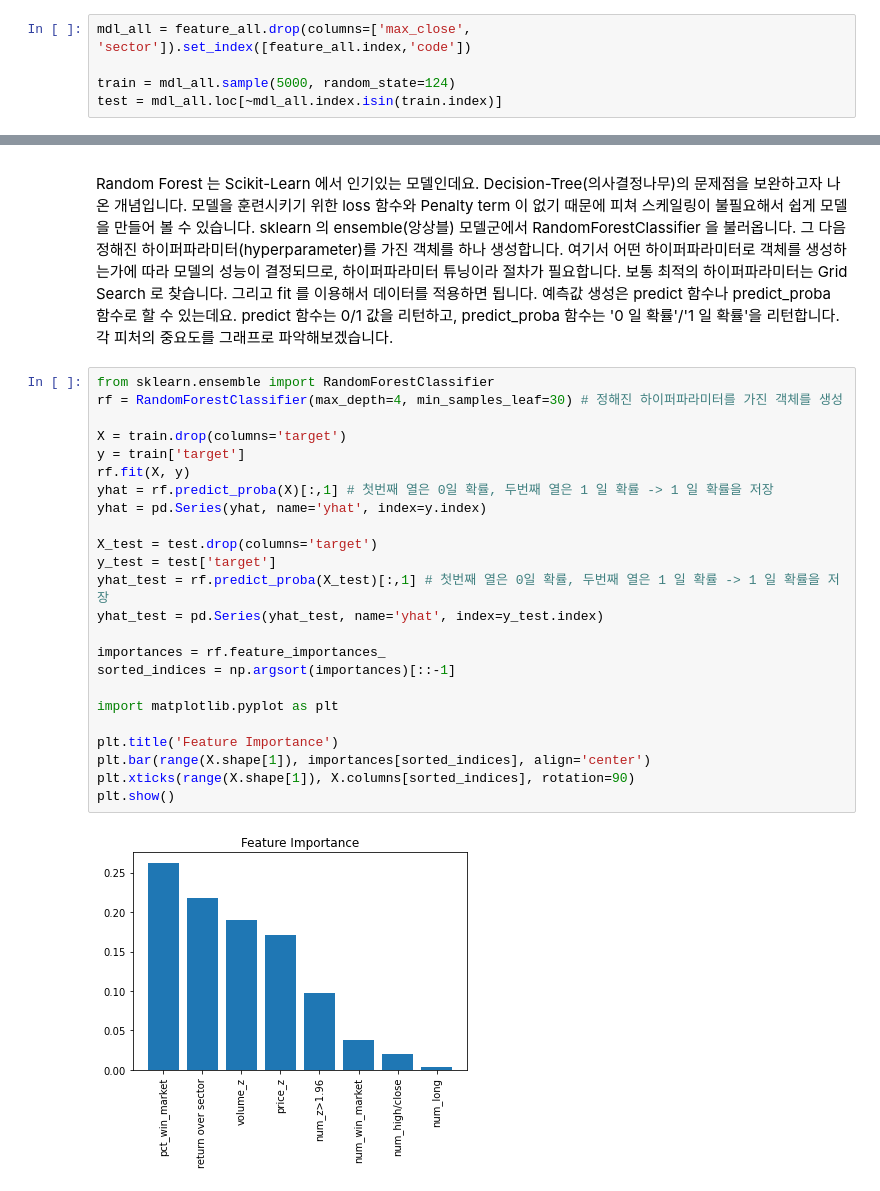
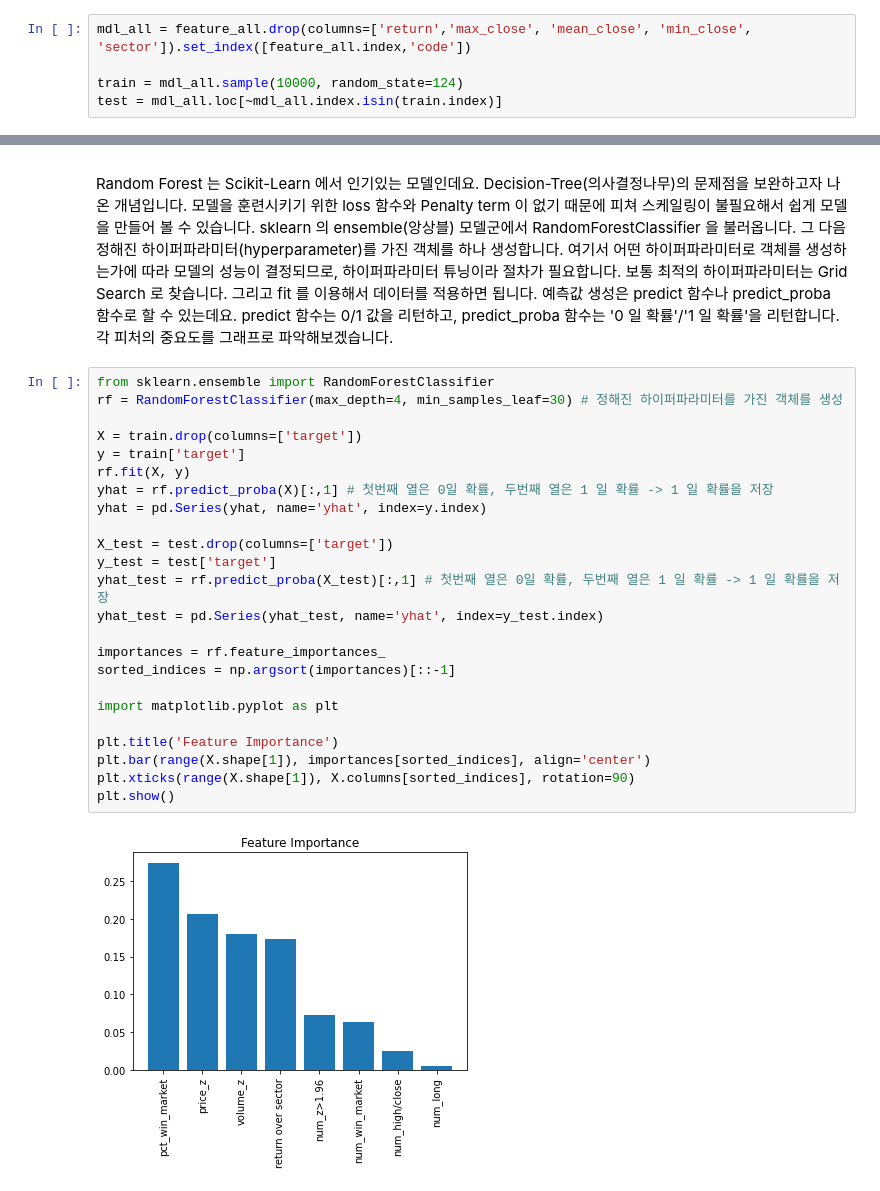
Before and after one commit to occam-KHS/Hanbit-Media, a Jupyter notebook: 4.5.2 Modeling Library.ipynb, the cells around one changed output, grey strips where cells are left out. Drawn from its saved outputs; the diff is of its cells as text.

```diff
--- a/4.5.2 Modeling Library.ipynb
+++ b/4.5.2 Modeling Library.ipynb
@@ -21,9 +21,9 @@ print(f'% of target:{target: 5.1%}')
 # %% [output]
 % of target: 24.3%
 # %%
-mdl_all = feature_all.drop(columns=['max_close', 'sector']).set_index([feature_all.index,'code'])
+mdl_all = feature_all.drop(columns=['return','max_close', 'mean_close', 'min_close', 'sector']).set_index([feature_all.index,'code'])
 
-train = mdl_all.sample(5000, random_state=124)
+train = mdl_all.sample(10000, random_state=124)
 test = mdl_all.loc[~mdl_all.index.isin(train.index)]
 # %% [markdown]
 ### Statsmodels - Logistic Regression
@@ -167,29 +167,29 @@ sklearn 의 ensemble(앙상블) 모델군에서 RandomForestClassifier 을 불
 # %%
 from sklearn.ensemble import RandomForestClassifier
 rf = RandomForestClassifier(max_depth=4, min_samples_leaf=30) # 정해진 하이퍼파라미터를 가진 객체를 생성
 
-X = train.drop(columns='target')
+X = train.drop(columns=['target'])
 y = train['target']
 rf.fit(X, y)
 yhat = rf.predict_proba(X)[:,1] # 첫번째 열은 0일 확률, 두번째 열은 1 일 확률 -> 1 일 확률을 저장
 yhat = pd.Series(yhat, name='yhat', index=y.index)
 
-X_test = test.drop(columns='target')
+X_test = test.drop(columns=['target'])
 y_test = test['target']
 yhat_test = rf.predict_proba(X_test)[:,1] # 첫번째 열은 0일 확률, 두번째 열은 1 일 확률 -> 1 일 확률을 저장
 yhat_test = pd.Series(yhat_test, name='yhat', index=y_test.index)
 
 importances = rf.feature_importances_
 sorted_indices = np.argsort(importances)[::-1]
 
 import matplotlib.pyplot as plt
 
 plt.title('Feature Importance')
 plt.bar(range(X.shape[1]), importances[sorted_indices], align='center')
 plt.xticks(range(X.shape[1]), X.columns[sorted_indices], rotation=90)
 plt.show()
 # %% [output]
-[figure, old version]
+[figure, new version]
 # %%
 perf(y, yhat)
 perf(y_test, yhat_test)
```
Also changed, not shown: parts of 6 cells of this notebook, 5 other files.
